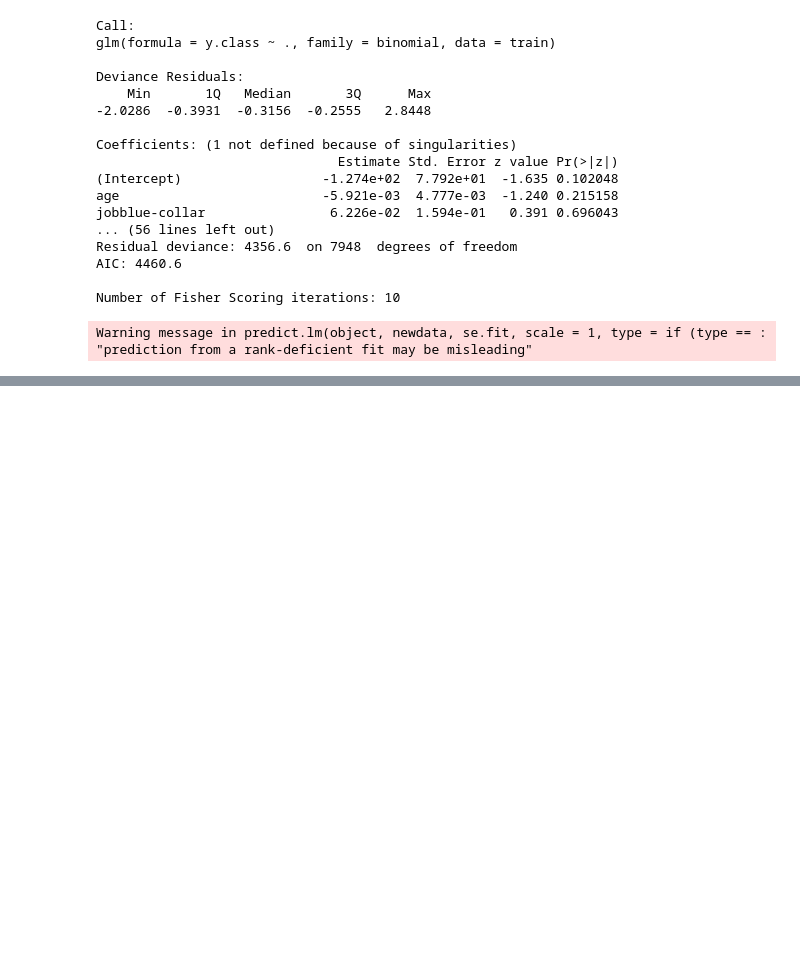
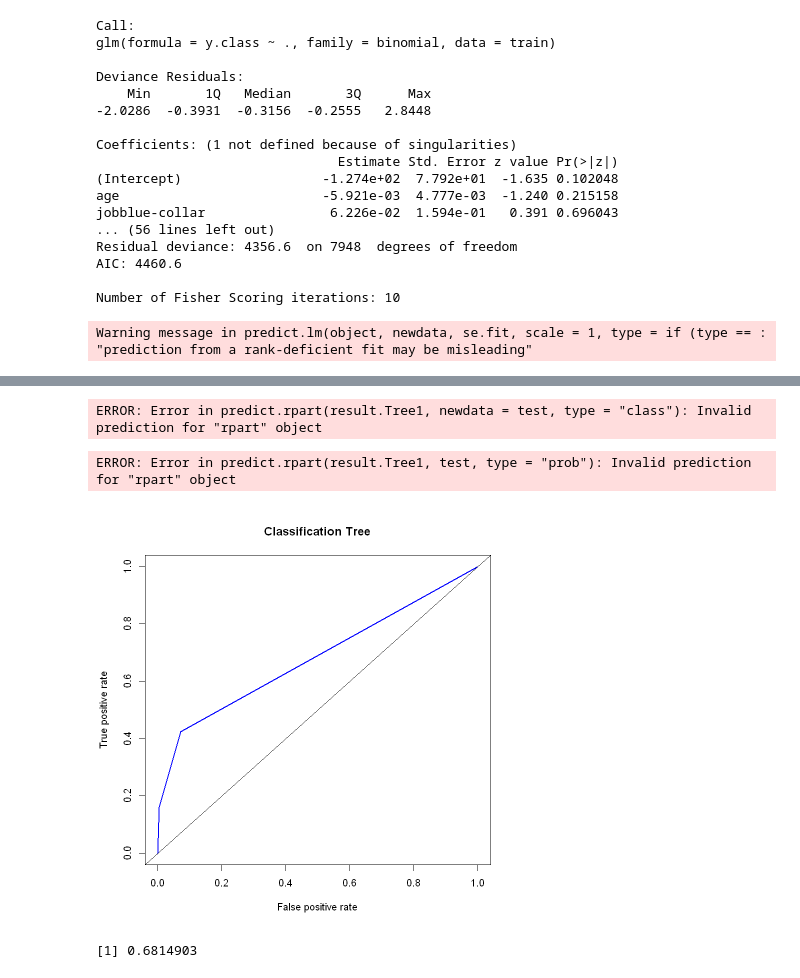
Before and after one commit to Vlad696969/Prediction_R, a Jupyter notebook: Problem3.ipynb, the cells around one changed output, grey strips where cells are left out. Cells and saved outputs as stored; diff of their text form; code cells hidden in the pictures; blank space fills up the shorter version.

```diff
--- a/Problem3.ipynb
+++ b/Problem3.ipynb
@@ -95,0 +137,3 @@ Warning message:
+# %%
+result.Tree2<-prune(result.Tree1,
+cp=result.Tree1$cptable[which.min(result.Tree1$cptable[,"xerror"]),"CP"])
@@ -95,0 +160,22 @@ Warning message:
+# %%
+result.Tree3<-predict(result.Tree1,newdata=test, type="class")
+table(test[,20],result.Tree3)
+# %% [output]
+ERROR: Error in predict.rpart(result.Tree1, newdata = test, type = "class"): Invalid prediction for "rpart" object
+# %%
+result.Tree4<-predict(result.Tree1,test,type="prob")
+# %% [output]
+ERROR: Error in predict.rpart(result.Tree1, test, type = "prob"): Invalid prediction for "rpart" object
+# %%
+fit.Tree.pred <-prediction( result.Tree4[,2], test[,20])
+fit.Tree.perf <- performance(fit.Tree.pred,"tpr","fpr")
+plot( fit.Tree.perf,lwd=2,col="blue", main="Classification Tree")
+abline(a=0,b=1)
+# %% [output]
+[figure, added]
+# %%
+auc.Tree.tmp <- performance(fit.Tree.pred , "auc")
+auc.Tree <- as.numeric(auc.Tree.tmp@y.values)
+auc.Tree
+# %% [output]
+[1] 0.6814903
```
Also changed, not shown: parts of 12 cells of this notebook.
